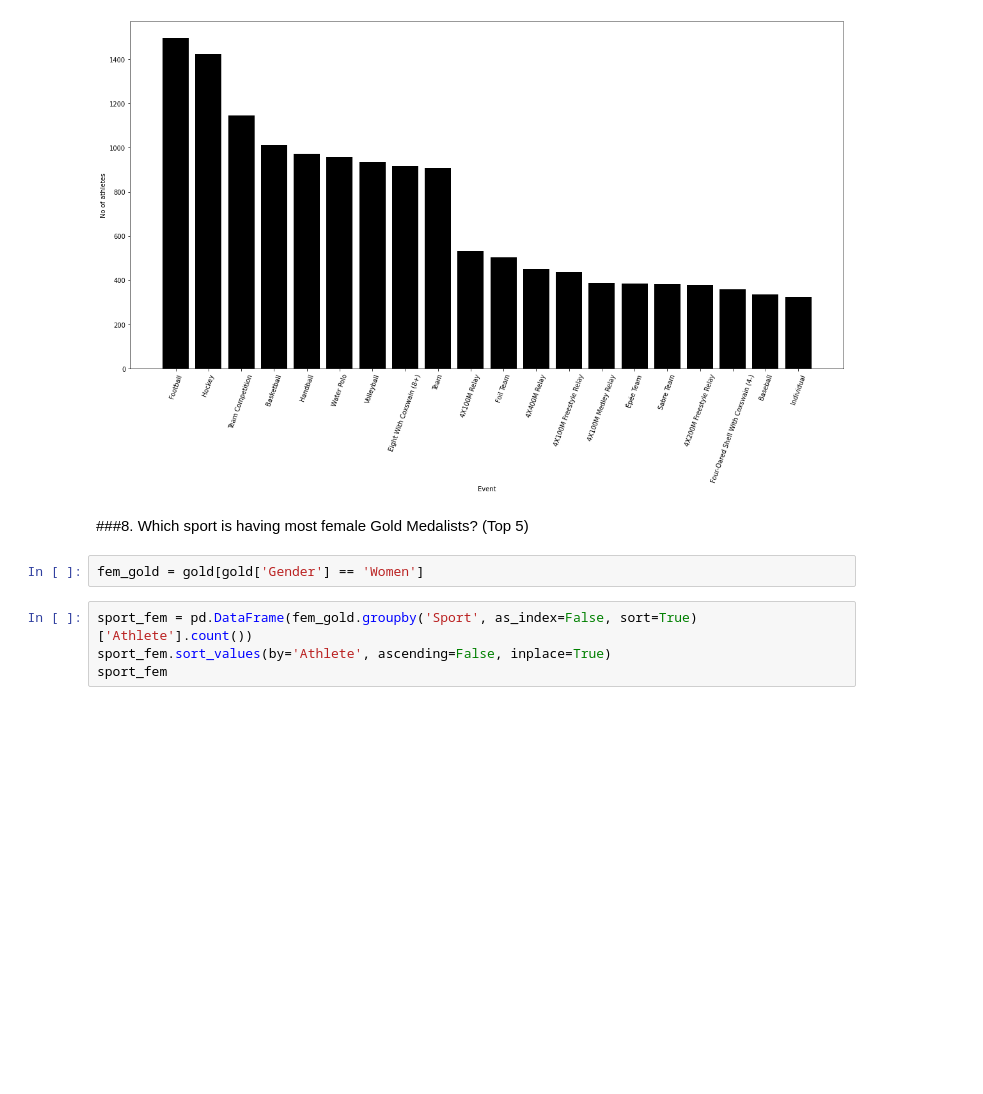
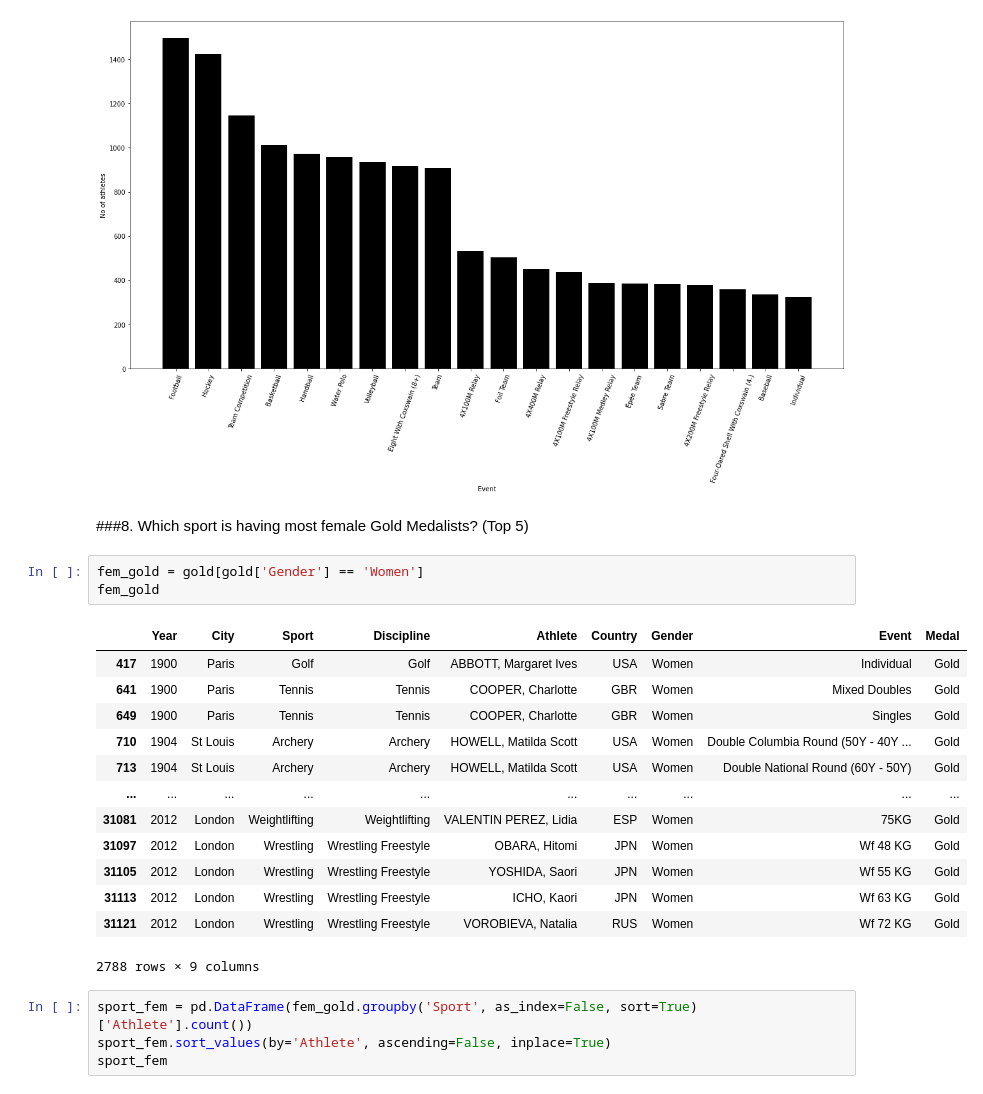
Before and after one commit to advaithSan77/Extra, a Jupyter notebook: skill-india/olympics/Summer.ipynb, the cells around one changed output. Saved outputs shown, nothing was run; the diff lists cells and outputs as text; blank space fills up the shorter version.

```diff
--- a/skill-india/olympics/Summer.ipynb
+++ b/skill-india/olympics/Summer.ipynb
@@ -239,6 +277,21 @@ plt.show
 ###8. Which sport is having most female Gold Medalists? (Top 5)
 # %%
 fem_gold = gold[gold['Gender'] == 'Women']
+fem_gold
+# %% [output]
+|  | Year | City | Sport | Discipline | Athlete | Country | Gender | Event | Medal |
+| 417 | 1900 | Paris | Golf | Golf | ABBOTT, Margaret Ives | USA | Women | Individual | Gold |
+| 641 | 1900 | Paris | Tennis | Tennis | COOPER, Charlotte | GBR | Women | Mixed Doubles | Gold |
+| 649 | 1900 | Paris | Tennis | Tennis | COOPER, Charlotte | GBR | Women | Singles | Gold |
+| 710 | 1904 | St Louis | Archery | Archery | HOWELL, Matilda Scott | USA | Women | Double Columbia Round (50Y - 40Y ... | Gold |
+| 713 | 1904 | St Louis | Archery | Archery | HOWELL, Matilda Scott | USA | Women | Double National Round (60Y - 50Y) | Gold |
+| ... | ... | ... | ... | ... | ... | ... | ... | ... | ... |
+| 31081 | 2012 | London | Weightlifting | Weightlifting | VALENTIN PEREZ, Lidia | ESP | Women | 75KG | Gold |
+| 31097 | 2012 | London | Wrestling | Wrestling Freestyle | OBARA, Hitomi | JPN | Women | Wf 48 KG | Gold |
+| 31105 | 2012 | London | Wrestling | Wrestling Freestyle | YOSHIDA, Saori | JPN | Women | Wf 55 KG | Gold |
+| 31113 | 2012 | London | Wrestling | Wrestling Freestyle | ICHO, Kaori | JPN | Women | Wf 63 KG | Gold |
+| 31121 | 2012 | London | Wrestling | Wrestling Freestyle | VOROBIEVA, Natalia | RUS | Women | Wf 72 KG | Gold |
+2788 rows × 9 columns
 # %%
 sport_fem = pd.DataFrame(fem_gold.groupby('Sport', as_index=False, sort=True)['Athlete'].count())
 sport_fem.sort_values(by='Athlete', ascending=False, inplace=True)
```
Also changed, not shown: parts of 7 cells of this notebook.
